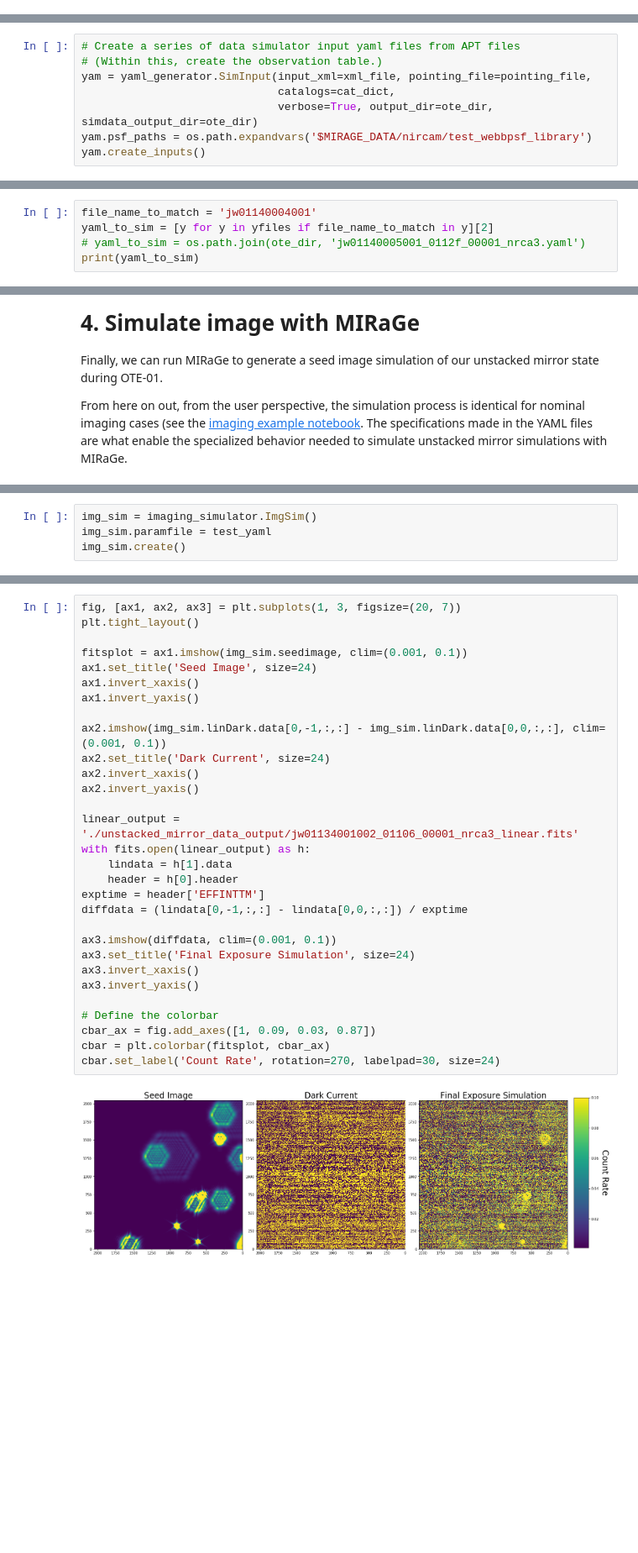
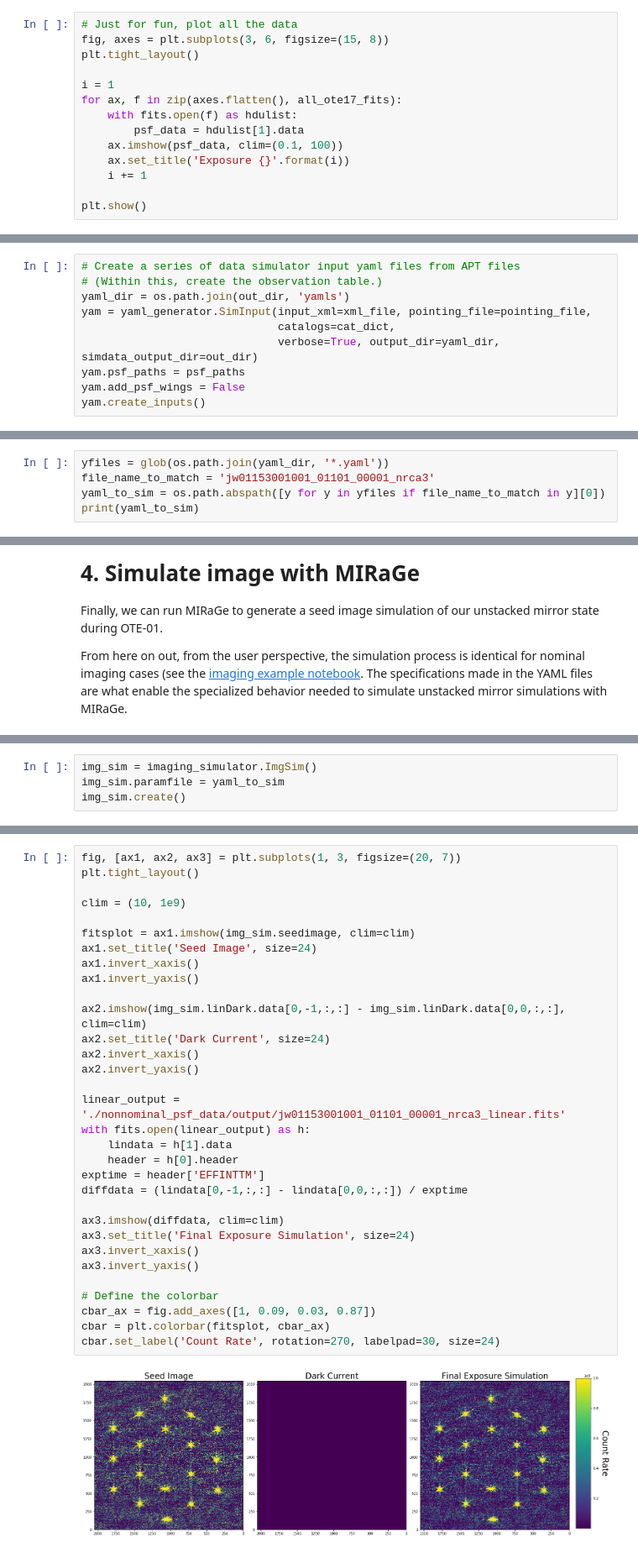
Before and after one commit to spacetelescope/mirage, a Jupyter notebook: examples/Nonnominal_PSF_simulations_use_examples.ipynb, the cells around one changed output, grey strips where cells are left out. Shown at 84% size. Drawn from its saved outputs; the diff is of its cells as text; blank space fills up the shorter version.

```diff
--- a/examples/Nonnominal_PSF_simulations_use_examples.ipynb
+++ b/examples/Nonnominal_PSF_simulations_use_examples.ipynb
@@ -248,0 +365,14 @@ beep(5)
+# %%
+# Just for fun, plot all the data
+fig, axes = plt.subplots(3, 6, figsize=(15, 8))
+plt.tight_layout()
+
+i = 1
+for ax, f in zip(axes.flatten(), all_ote17_fits):
+    with fits.open(f) as hdulist:
+        psf_data = hdulist[1].data
+    ax.imshow(psf_data, clim=(0.1, 100))
+    ax.set_title('Exposure {}'.format(i))
+    i += 1
+
+plt.show()
@@ -289,10 +487,12 @@ Use `mirage.yaml.yaml_generator` to make all of the YAML files for the given APT
 # %%
 # Create a series of data simulator input yaml files from APT files
 # (Within this, create the observation table.)
+yaml_dir = os.path.join(out_dir, 'yamls')
 yam = yaml_generator.SimInput(input_xml=xml_file, pointing_file=pointing_file,
                               catalogs=cat_dict,
-                              verbose=True, output_dir=ote_dir, simdata_output_dir=ote_dir)
-yam.psf_paths = os.path.expandvars('$MIRAGE_DATA/nircam/test_webbpsf_library')
+                              verbose=True, output_dir=yaml_dir, simdata_output_dir=out_dir)
+yam.psf_paths = psf_paths
+yam.add_psf_wings = False
 yam.create_inputs()
 # %% [output]
 ++++++++++++++++++++++++++++++++++++++++++++++++++++++++++++++++++++++++++++++++++++++++++++++++++++
@@ -375,8 +571,8 @@ It looks like pointing number 1 in the A3 detector would be a good choice (the b
 >
 > So `jw01140005001_0112n_00001_nrca3.yaml` would be the first visit in the fifth observation of APT proposal 1140, exposure 1, taken with the A3 detector.
 # %%
-file_name_to_match = 'jw01140004001'
-yaml_to_sim = [y for y in yfiles if file_name_to_match in y][2]
-# yaml_to_sim = os.path.join(ote_dir, 'jw01140005001_0112f_00001_nrca3.yaml')
+yfiles = glob(os.path.join(yaml_dir, '*.yaml'))
+file_name_to_match = 'jw01153001001_01101_00001_nrca3'
+yaml_to_sim = os.path.abspath([y for y in yfiles if file_name_to_match in y][0])
 print(yaml_to_sim)
 # %% [output]
@@ -396,5 +592,5 @@ print(test_yaml)
 # %%
 img_sim = imaging_simulator.ImgSim()
-img_sim.paramfile = test_yaml
+img_sim.paramfile = yaml_to_sim
 img_sim.create()
 # %% [output]
@@ -422,35 +618,37 @@ Observation generation complete.
 # %%
 fig, [ax1, ax2, ax3] = plt.subplots(1, 3, figsize=(20, 7))
 plt.tight_layout()
 
-fitsplot = ax1.imshow(img_sim.seedimage, clim=(0.001, 0.1))
+clim = (10, 1e9)
+
+fitsplot = ax1.imshow(img_sim.seedimage, clim=clim)
 ax1.set_title('Seed Image', size=24)
 ax1.invert_xaxis()
 ax1.invert_yaxis()
 
-ax2.imshow(img_sim.linDark.data[0,-1,:,:] - img_sim.linDark.data[0,0,:,:], clim=(0.001, 0.1))
+ax2.imshow(img_sim.linDark.data[0,-1,:,:] - img_sim.linDark.data[0,0,:,:], clim=clim)
 ax2.set_title('Dark Current', size=24)
 ax2.invert_xaxis()
 ax2.invert_yaxis()
 
-linear_output = './unstacked_mirror_data_output/jw01134001002_01106_00001_nrca3_linear.fits'
+linear_output = './nonnominal_psf_data/output/jw01153001001_01101_00001_nrca3_linear.fits'
 with fits.open(linear_output) as h:
     lindata = h[1].data
     header = h[0].header
 exptime = header['EFFINTTM']
 diffdata = (lindata[0,-1,:,:] - lindata[0,0,:,:]) / exptime
 
-ax3.imshow(diffdata, clim=(0.001, 0.1))
+ax3.imshow(diffdata, clim=clim)
 ax3.set_title('Final Exposure Simulation', size=24)
 ax3.invert_xaxis()
 ax3.invert_yaxis()
 
 # Define the colorbar
 cbar_ax = fig.add_axes([1, 0.09, 0.03, 0.87])
 cbar = plt.colorbar(fitsplot, cbar_ax)
 cbar.set_label('Count Rate', rotation=270, labelpad=30, size=24)
 # %% [output]
-[figure, old version]
+[figure, new version]
 # %% [markdown]
 ---
 <a id='simulate_whole_obs'></a>
```
Also changed, not shown: parts of 44 cells of this notebook, 5 other files.
